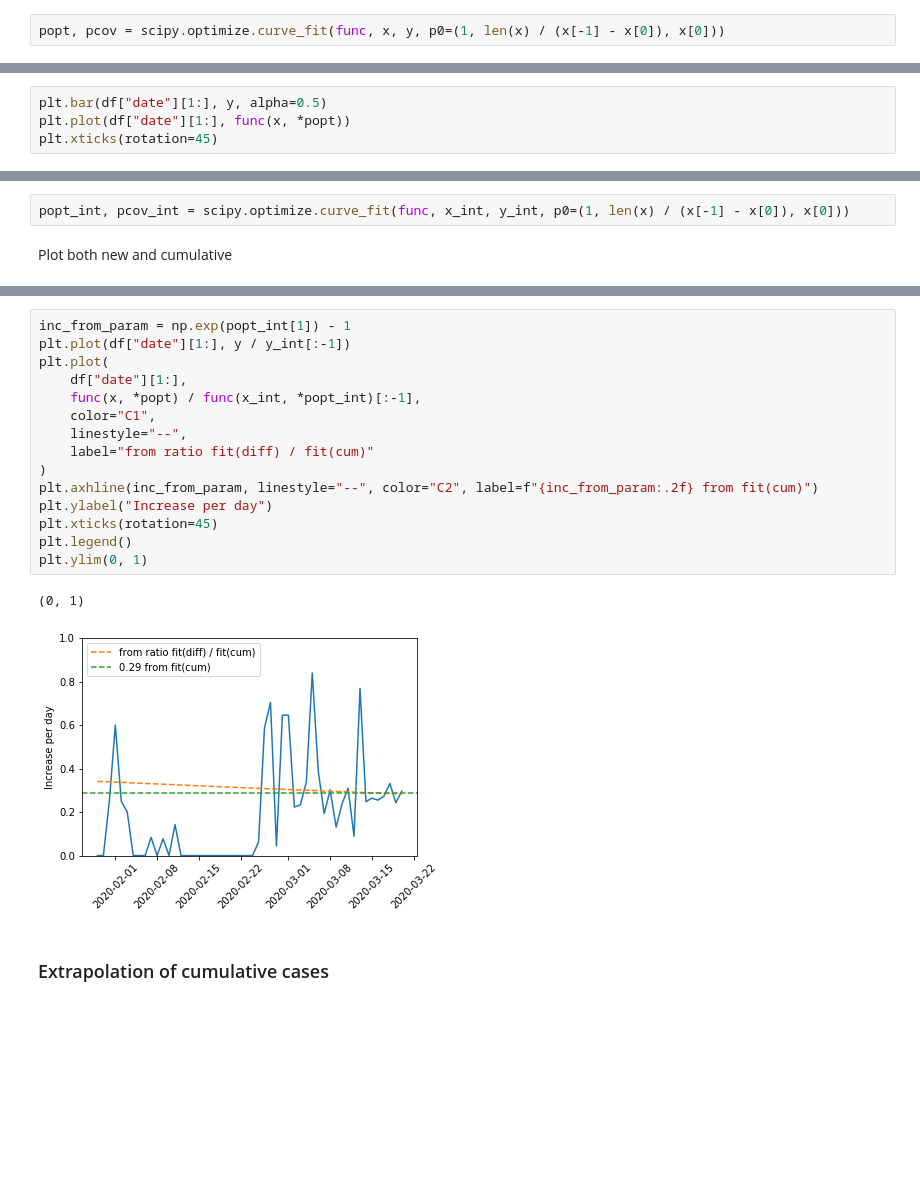
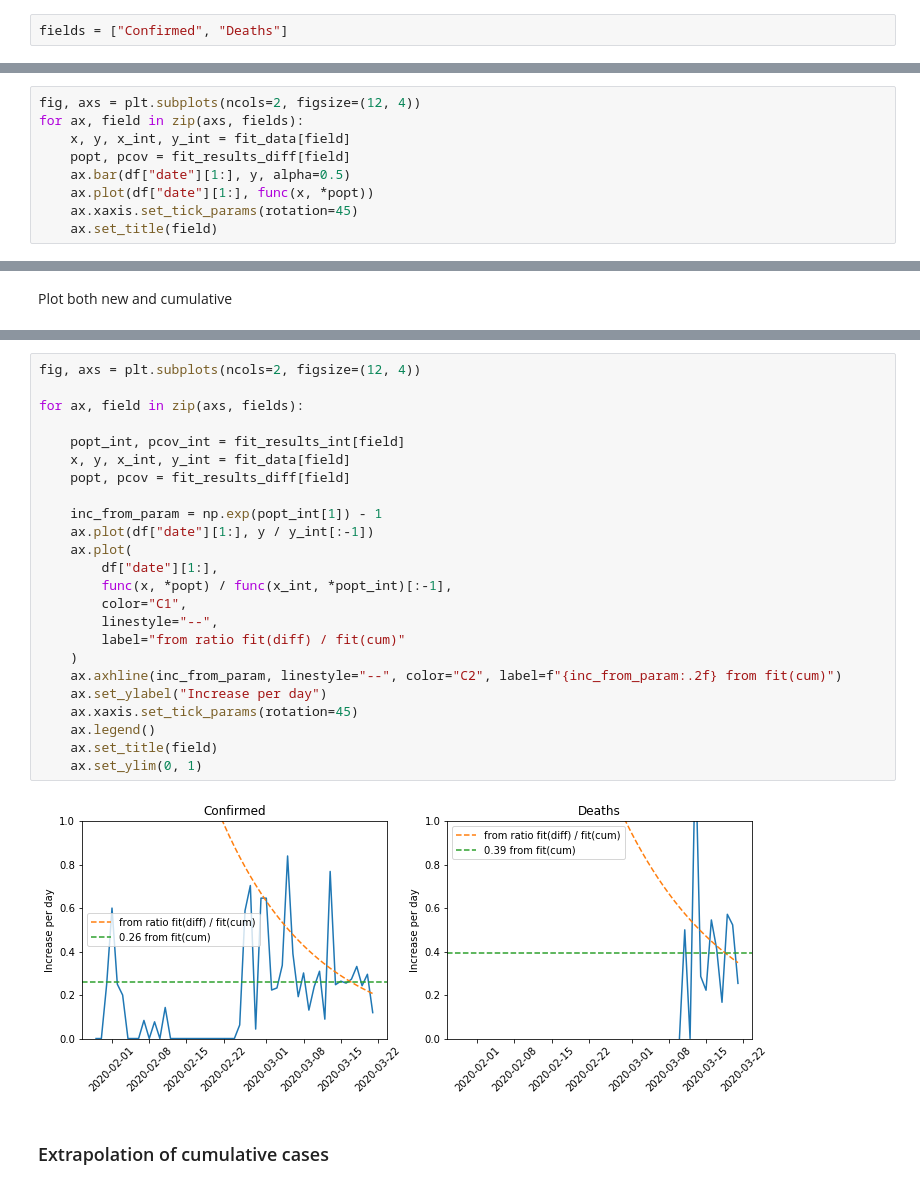
Before and after one commit to nikoladze/COVID-19, a Jupyter notebook: plot.ipynb, the cells around one changed output, grey strips where cells are left out. Drawn from its saved outputs; the diff is of its cells as text; blank space fills up the shorter version.

```diff
--- a/plot.ipynb
+++ b/plot.ipynb
@@ -77,2 +103,2 @@ Exponential fit for new confirmed cases per day:
-# %%
-popt, pcov = scipy.optimize.curve_fit(func, x, y, p0=(1, len(x) / (x[-1] - x[0]), x[0]))
+# %%
+fields = ["Confirmed", "Deaths"]
@@ -79,5 +114,10 @@ popt, pcov = scipy.optimize.curve_fit(func, x, y, p0=(1, len(x) / (x[-1] - x[0])
 # %%
-plt.bar(df["date"][1:], y, alpha=0.5)
-plt.plot(df["date"][1:], func(x, *popt))
-plt.xticks(rotation=45)
+fig, axs = plt.subplots(ncols=2, figsize=(12, 4))
+for ax, field in zip(axs, fields):
+    x, y, x_int, y_int = fit_data[field]
+    popt, pcov = fit_results_diff[field]
+    ax.bar(df["date"][1:], y, alpha=0.5)
+    ax.plot(df["date"][1:], func(x, *popt))
+    ax.xaxis.set_tick_params(rotation=45)
+    ax.set_title(field)
 # %% [output]
@@ -90,5 +125,3 @@ Exponential fit for cumulative cases:
-# %%
-popt_int, pcov_int = scipy.optimize.curve_fit(func, x_int, y_int, p0=(1, len(x) / (x[-1] - x[0]), x[0]))
 # %% [markdown]
 Plot both new and cumulative
 # %%
@@ -115,21 +154,29 @@ fig.savefig("corona_de.pdf")
 # %%
-inc_from_param = np.exp(popt_int[1]) - 1
-plt.plot(df["date"][1:], y / y_int[:-1])
-plt.plot(
-    df["date"][1:],
-    func(x, *popt) / func(x_int, *popt_int)[:-1],
-    color="C1",
-    linestyle="--",
-    label="from ratio fit(diff) / fit(cum)"
-)
-plt.axhline(inc_from_param, linestyle="--", color="C2", label=f"{inc_from_param:.2f} from fit(cum)")
-plt.ylabel("Increase per day")
-plt.xticks(rotation=45)
-plt.legend()
-plt.ylim(0, 1)
+fig, axs = plt.subplots(ncols=2, figsize=(12, 4))
+
+for ax, field in zip(axs, fields):
+
+    popt_int, pcov_int = fit_results_int[field]
+    x, y, x_int, y_int = fit_data[field]
+    popt, pcov = fit_results_diff[field]
+
+    inc_from_param = np.exp(popt_int[1]) - 1
+    ax.plot(df["date"][1:], y / y_int[:-1])
+    ax.plot(
+        df["date"][1:],
+        func(x, *popt) / func(x_int, *popt_int)[:-1],
+        color="C1",
+        linestyle="--",
+        label="from ratio fit(diff) / fit(cum)"
+    )
+    ax.axhline(inc_from_param, linestyle="--", color="C2", label=f"{inc_from_param:.2f} from fit(cum)")
+    ax.set_ylabel("Increase per day")
+    ax.xaxis.set_tick_params(rotation=45)
+    ax.legend()
+    ax.set_title(field)
+    ax.set_ylim(0, 1)
 # %% [output]
-(0, 1)
-[figure, old version]
+[figure, new version]
 # %% [markdown]
 ### Extrapolation of cumulative cases
 # %%
```
Also changed, not shown: parts of 20 cells of this notebook.
